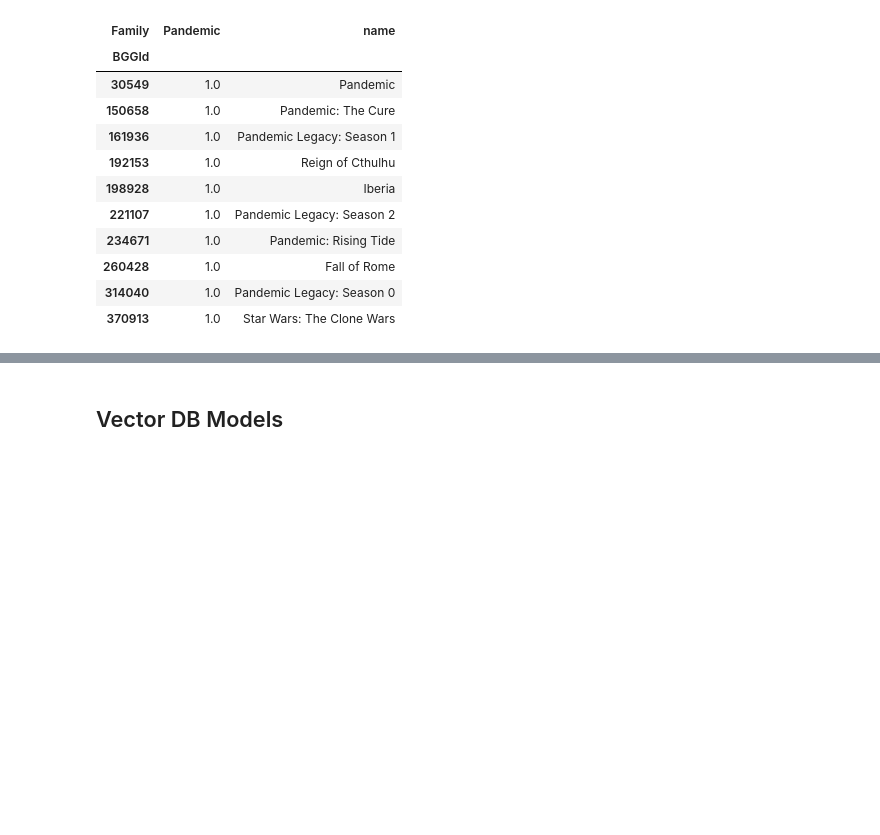
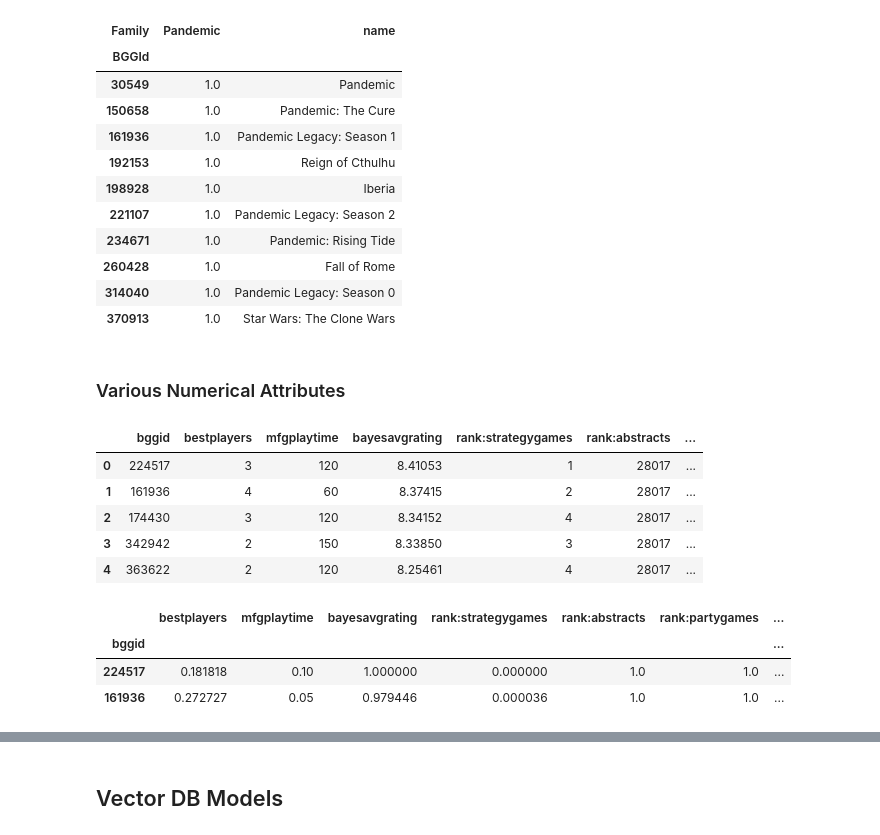
Before and after one commit to threnjen/boardgamegeek, a Jupyter notebook: exploratory_notebooks/03_content_sim_games.ipynb, the cells around one changed output, grey strips where cells are left out. Drawn from its saved outputs; the diff is of its cells as text; code cells hidden in the pictures; blank space fills up the shorter version.

```diff
--- a/exploratory_notebooks/03_content_sim_games.ipynb
+++ b/exploratory_notebooks/03_content_sim_games.ipynb
@@ -548,3 +592,33 @@ See the caveats in the documentation: https://pandas.pydata.org/pandas-docs/stab
 | 260428 | 1.0 | Fall of Rome |
 | 314040 | 1.0 | Pandemic Legacy: Season 0 |
 | 370913 | 1.0 | Star Wars: The Clone Wars |
+# %% [markdown]
+### Various Numerical Attributes
+# %%
+various_df = games_df[['BGGId', 'Name',
+    'BestPlayers', 'YearPublished',
+       'MfgPlaytime',
+       'BayesAvgRating',
+       'Rank:strategygames', 'Rank:abstracts', 'Rank:partygames',
+       'Rank:wargames', 'Rank:thematic', 'Rank:familygames',
+       'Rank:childrensgames', 'Rank:cgs', 'GameWeight']].copy()
+
+# Find the mask where 'Rank:strategygames' is NA
+mask = various_df['Rank:strategygames'].isna()
+
+# Assign the index positions only to the rows matching the mask
+various_df.loc[mask, 'Rank:strategygames'] = various_df.index[mask]
+
+various_df['GameAgeYears'] = datetime.now().year - various_df['YearPublished']
+various_df = various_df.drop(columns=['Name','YearPublished'], axis=1)
+
+various_df.columns = [x.lower() for x in various_df.columns]
+
+various_df.head()
+# %% [output]
+|  | bggid | bestplayers | mfgplaytime | bayesavgrating | rank:strategygames | rank:abstracts | ... |
+| 0 | 224517 | 3 | 120 | 8.41053 | 1 | 28017 | ... |
+| 1 | 161936 | 4 | 60 | 8.37415 | 2 | 28017 | ... |
+| 2 | 174430 | 3 | 120 | 8.34152 | 4 | 28017 | ... |
+| 3 | 342942 | 2 | 150 | 8.33850 | 3 | 28017 | ... |
+| 4 | 363622 | 2 | 120 | 8.25461 | 4 | 28017 | ... |
@@ -550,0 +666,16 @@ See the caveats in the documentation: https://pandas.pydata.org/pandas-docs/stab
+# %%
+various_df = various_df.set_index('bggid')
+
+scaler = MinMaxScaler(feature_range=(0,1))
+
+for col in various_df.columns:
+    various_df[col] = scaler.fit_transform(various_df[[col]])
+
+various_df = various_df.fillna(0)
+
+various_df.head(2)
+# %% [output]
+|  | bestplayers | mfgplaytime | bayesavgrating | rank:strategygames | rank:abstracts | rank:partygames | ... |
+| bggid |  |  |  |  |  |  | ... |
+| 224517 | 0.181818 | 0.10 | 1.000000 | 0.000000 | 1.0 | 1.0 | ... |
+| 161936 | 0.272727 | 0.05 | 0.979446 | 0.000036 | 1.0 | 1.0 | ... |
```
Also changed, not shown: parts of 8 cells of this notebook.
